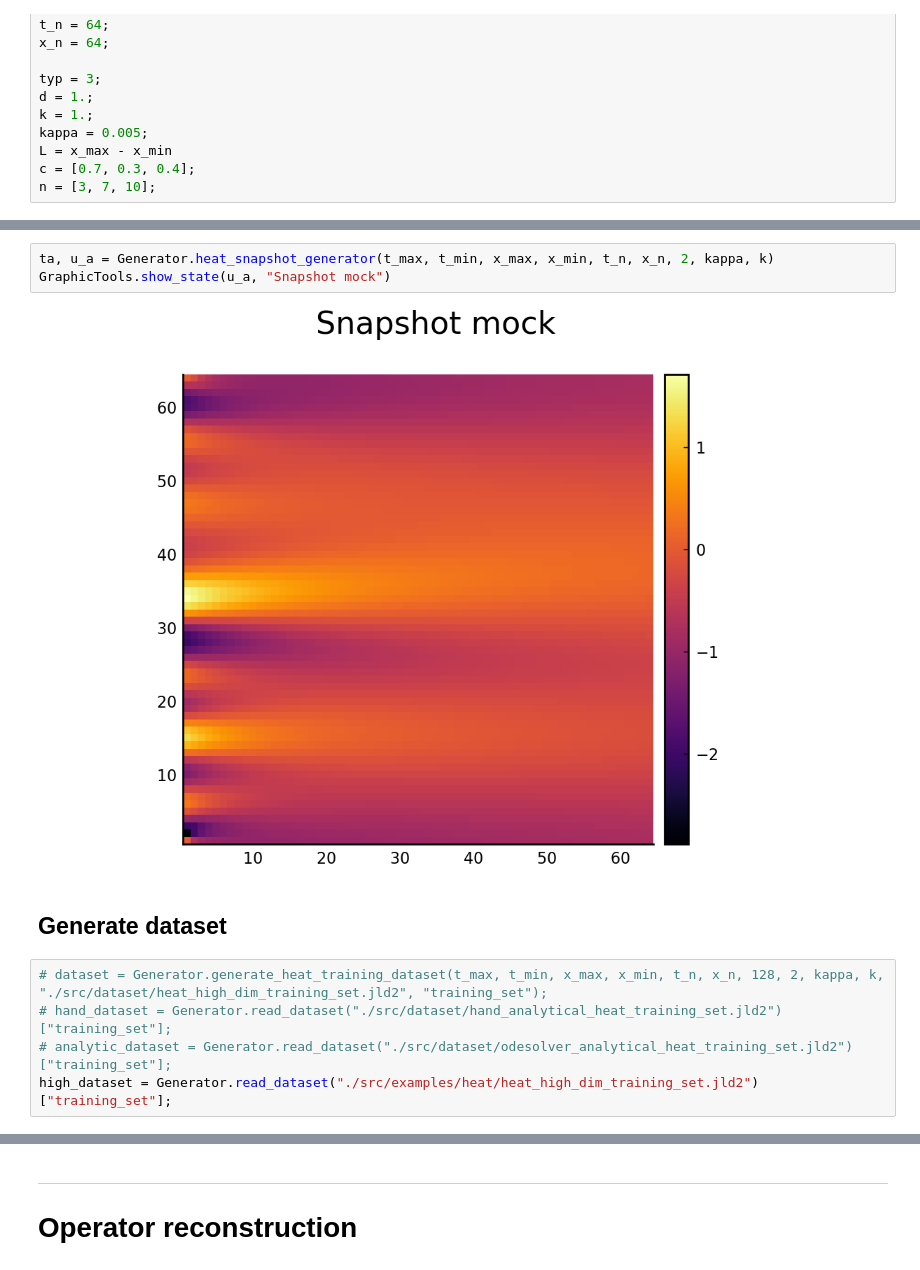
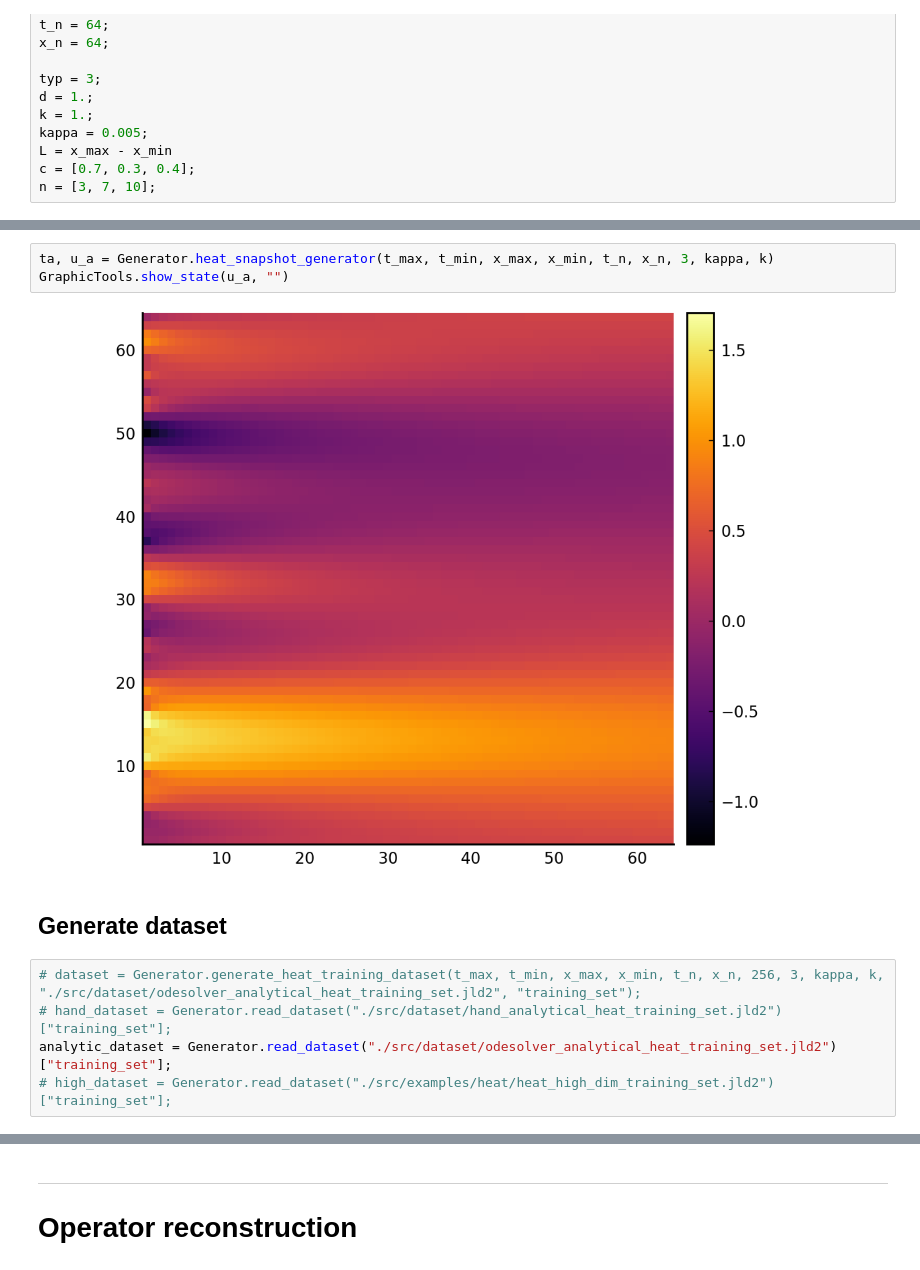
Before and after one commit to vdesgrange/closure-model, a Jupyter notebook: experiments/julia_src/neural_closure/heat_equation_neural_ode.ipynb, the cells around one changed output, grey strips where cells are left out. Saved outputs shown, nothing was run; the diff lists cells and outputs as text.

```diff
--- a/experiments/julia_src/neural_closure/heat_equation_neural_ode.ipynb
+++ b/experiments/julia_src/neural_closure/heat_equation_neural_ode.ipynb
@@ -77,15 +76,15 @@ GraphicTools.show_state(u, "Snapshot") # need to reverse u, odesolver switch dim
 # %%
-ta, u_a = Generator.heat_snapshot_generator(t_max, t_min, x_max, x_min, t_n, x_n, 2, kappa, k)
-GraphicTools.show_state(u_a, "Snapshot mock")
+ta, u_a = Generator.heat_snapshot_generator(t_max, t_min, x_max, x_min, t_n, x_n, 3, kappa, k)
+GraphicTools.show_state(u_a, "")
 # %% [output]
-[figure, old version]
+[figure, new version]
 # %% [markdown]
 ## Generate dataset
 # %%
-# dataset = Generator.generate_heat_training_dataset(t_max, t_min, x_max, x_min, t_n, x_n, 128, 2, kappa, k, "./src/dataset/heat_high_dim_training_set.jld2", "training_set");
+# dataset = Generator.generate_heat_training_dataset(t_max, t_min, x_max, x_min, t_n, x_n, 256, 3, kappa, k, "./src/dataset/odesolver_analytical_heat_training_set.jld2", "training_set");
 # hand_dataset = Generator.read_dataset("./src/dataset/hand_analytical_heat_training_set.jld2")["training_set"];
-# analytic_dataset = Generator.read_dataset("./src/dataset/odesolver_analytical_heat_training_set.jld2")["training_set"];
-high_dataset = Generator.read_dataset("./src/examples/heat/heat_high_dim_training_set.jld2")["training_set"];
+analytic_dataset = Generator.read_dataset("./src/dataset/odesolver_analytical_heat_training_set.jld2")["training_set"];
+# high_dataset = Generator.read_dataset("./src/examples/heat/heat_high_dim_training_set.jld2")["training_set"];
 # %%
 function check_training_dataset(dataset)
     for i in range(1, 5, step=1)
```
Also changed, not shown: parts of 37 cells of this notebook, 2 other files.
